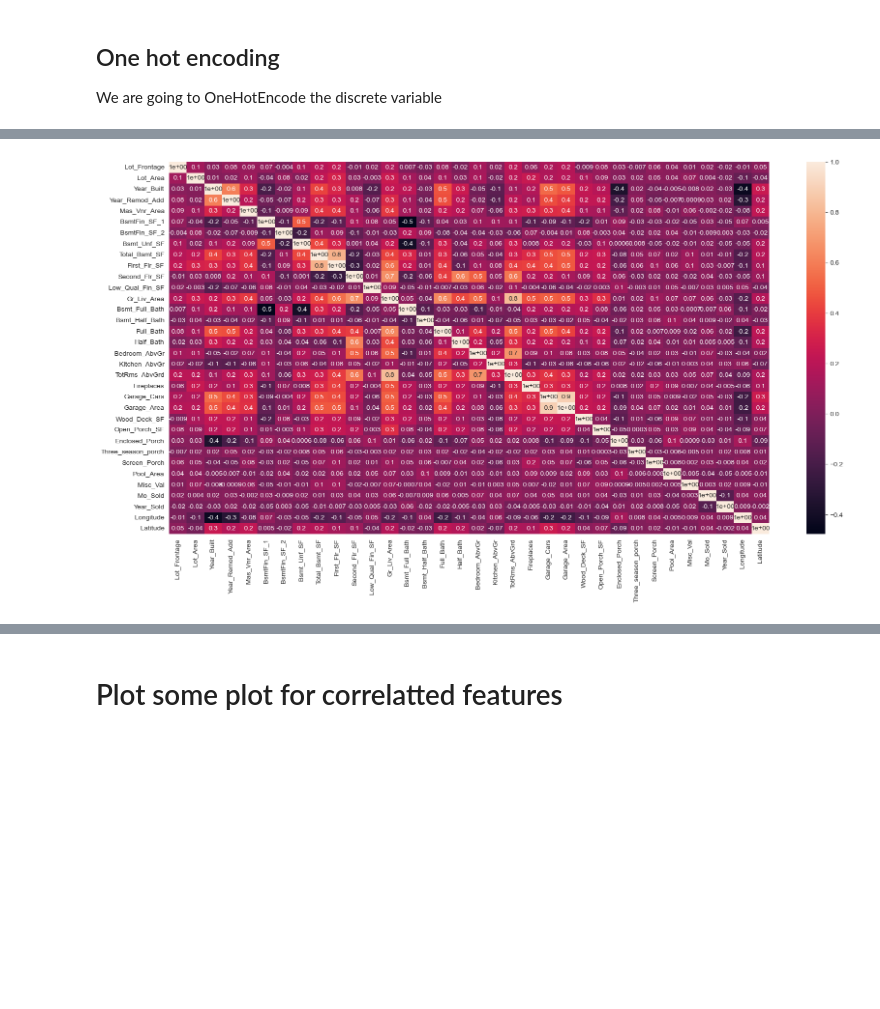
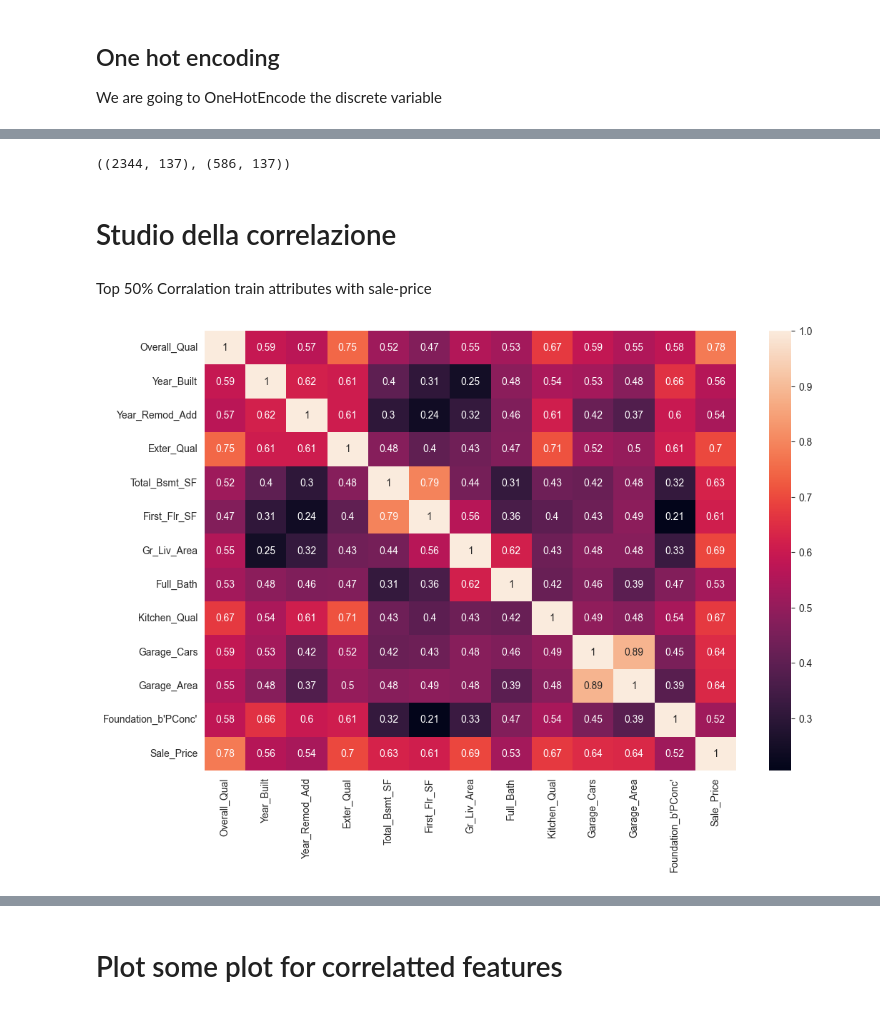
Before and after one commit to davide-tonetto-884585/House-Sale-Price-Prediction, a Jupyter notebook: data-engineering.ipynb, the cells around one changed output, grey strips where cells are left out. Saved outputs shown, nothing was run; the diff lists cells and outputs as text; code cells hidden in the pictures; blank space fills up the shorter version.

```diff
--- a/data-engineering.ipynb
+++ b/data-engineering.ipynb
@@ -96,8 +58,43 @@ new_X_train.describe()
-# %%
-#figure size
-plt.figure(figsize=(20, 10))
-#heat map for correlation coefficient
-sns.heatmap(X_train.corr(), annot=True, fmt="0.1")
-plt.show()
-# %% [output]
-[figure, removed]
+# %%
+from sklearn.preprocessing import OneHotEncoder
+
+X_train_numerical = X_train.select_dtypes(include=np.number)
+X_test_numerical = X_test.select_dtypes(include=np.number)
+
+categorical_columns = data.select_dtypes(include=['object']).columns.tolist()
+
+oh = OneHotEncoder(sparse=False, handle_unknown='ignore', min_frequency=0.15, max_categories=5)
+oh.fit(X_train[categorical_columns])
+
+X_train_e = oh.transform(X_train[categorical_columns])
+X_test_e = oh.transform(X_test[categorical_columns])
+
+for i, col in enumerate(oh.get_feature_names_out()):
+    X_train_numerical[col] = X_train_e[:, i]
+
+for i, col in enumerate(oh.get_feature_names_out()):
+    X_test_numerical[col] = X_test_e[:, i]
+
+#TODO we can try to defragment dataframe
+
+X_train = X_train_numerical
+X_test = X_test_numerical
+
+X_train.shape, X_test.shape
+# %% [output]
+((2344, 137), (586, 137))
+# %% [markdown]
+# Studio della correlazione
+# %% [markdown]
+Top 50% Corralation train attributes with sale-price
+# %%
+XY_train = pd.concat([X_train, Y_train], axis=1)
+corr = XY_train.corr()
+
+top_feature = corr.index[abs(corr['Sale_Price']) > 0.5]
+plt.subplots(figsize=(12, 8))
+top_corr = XY_train[top_feature].corr()
+sns.heatmap(top_corr, annot=True)
+plt.show()
+# %% [output]
+[figure, added]
```
Also changed, not shown: parts of 10 cells of this notebook, 5 other files.
